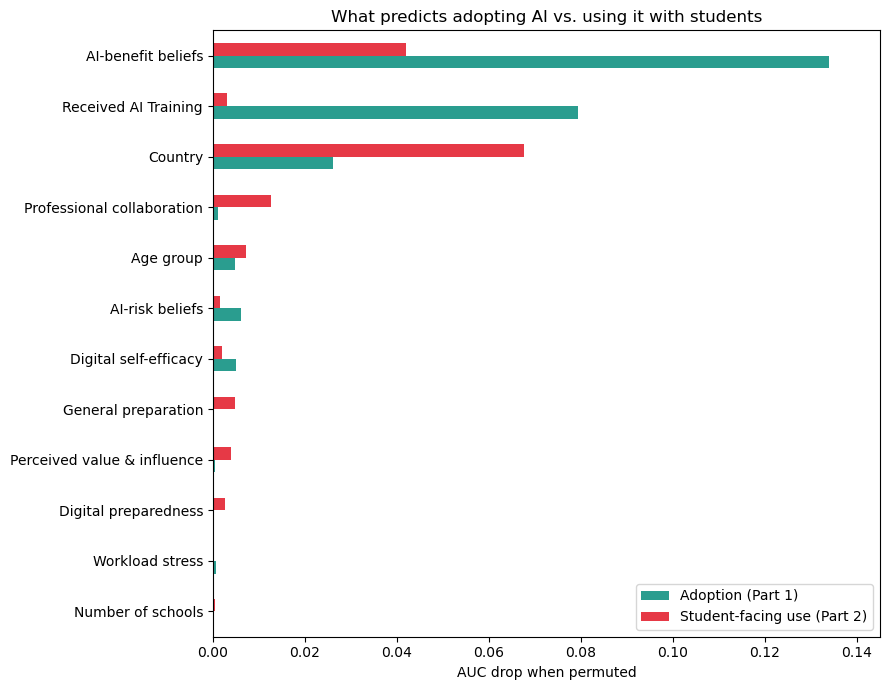
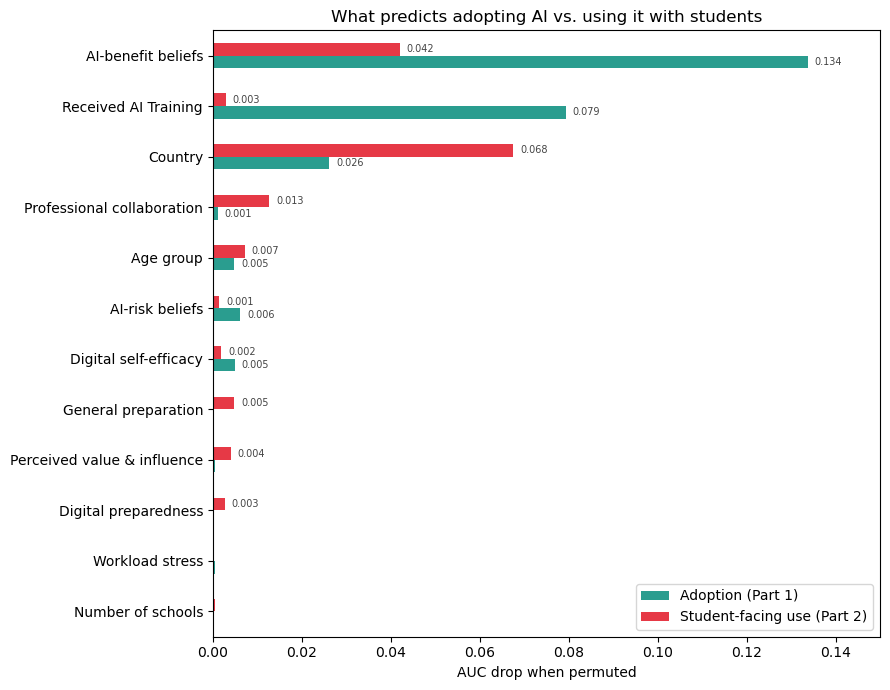
The change to this notebook cell's code, shown as a diff; its figure went from the first image to the second:
--- before
+++ after
@@ -8,9 +8,19 @@
 both.index = [withlabels.get(f, f) for f in both.index]     # consistent labels
 top_union = both.max(axis=1).sort_values(ascending=False).head(12).index
-both.loc[top_union].iloc[::-1].plot.barh(figsize=(9, 7), color=["#2a9d8f", "#e63946"])
+
+ax = both.loc[top_union].iloc[::-1].plot.barh(figsize=(9, 7), color=["#2a9d8f", "#e63946"])
+
+# value labels at bar ends 
+for container in ax.containers:
+    for bar in container:
+        w = bar.get_width()
+        if abs(w) >= 0.001:
+            ax.text(max(w, 0) + 0.0015, bar.get_y() + bar.get_height()/2,
+                    f"{w:.3f}", va='center', fontsize=7, color='#444444')
+
 plt.xlabel("AUC drop when permuted")
 plt.title("What predicts adopting AI vs. using it with students")
 plt.legend(['Adoption (Part 1)', 'Student-facing use (Part 2)'], loc='lower right')
-plt.xlim(0, 0.145)          # ← trim to just past the longest bar (AI-benefit at 0.137)
+plt.xlim(0, 0.150)          # wide enough for the 0.137 label to sit inside the frame
 plt.tight_layout()
 plt.savefig(DATA_DIR / "output" / "part1_vs_part2_importance.png", dpi=150, bbox_inches='tight')

Commit: Adding updated noteboojs